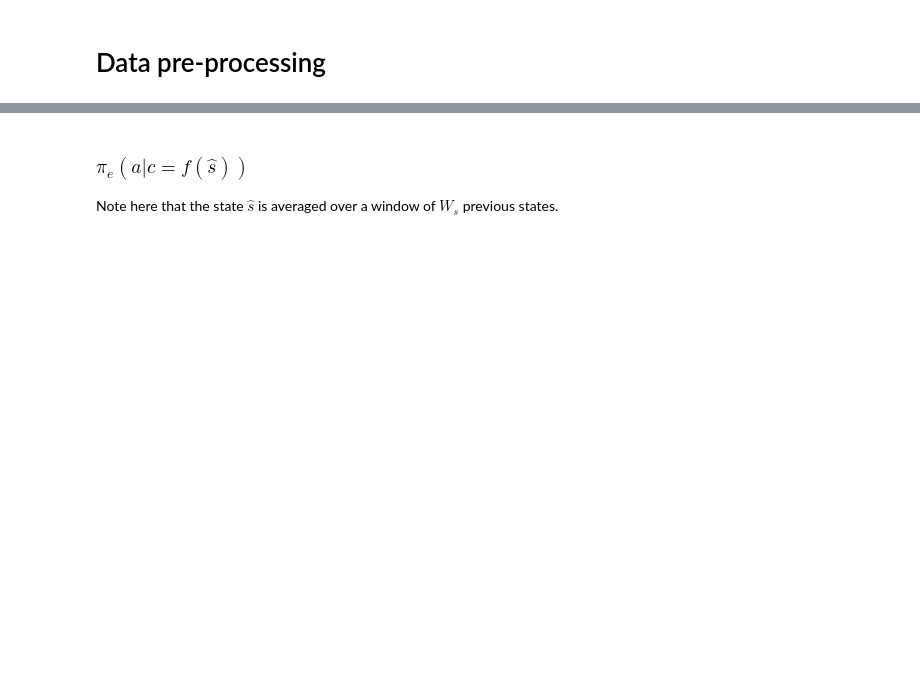
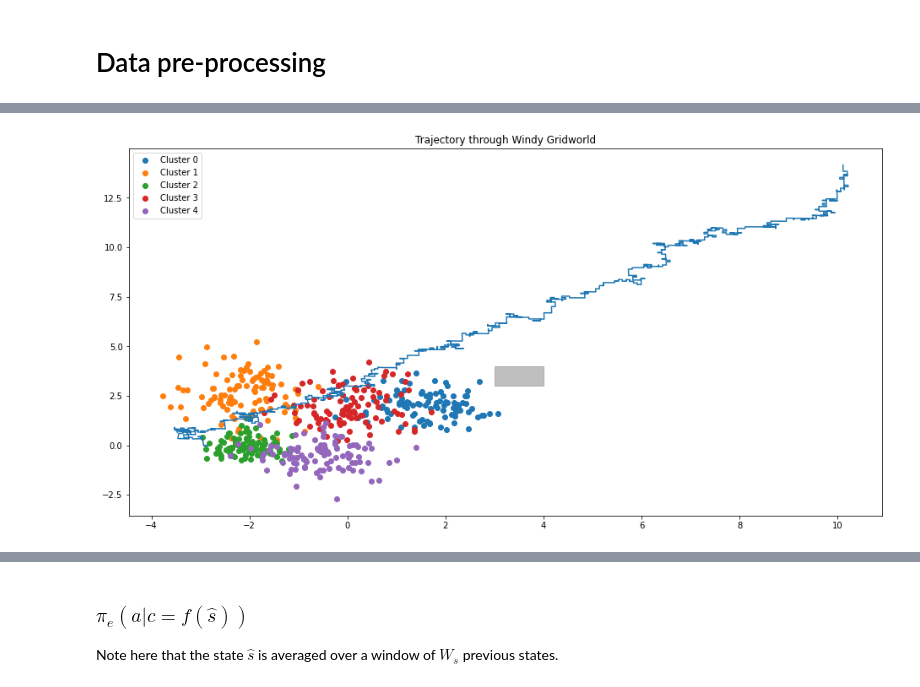
Before and after one commit to jackteversham/concepts-ope, a Jupyter notebook: learning_policies.ipynb, the cells around one changed output, grey strips where cells are left out. Drawn from its saved outputs; the diff is of its cells as text; code cells hidden in the pictures; blank space fills up the shorter version.

```diff
--- a/learning_policies.ipynb
+++ b/learning_policies.ipynb
@@ -113,0 +170,14 @@ Note here that the state is at one time step and not average over a window of $W
+# %%
+def eval_policy_a_s(s, A, trajectory=None, concept_model=None, window_states=None):
+    s = s.reshape((1,2))
+    indices = [0, 1, 2, 3] # up, down, right, left
+    p=[0.35, 0.13, 0.35, 0.17] #a new distribution of actions, different from behavioural policy
+
+    return A[np.random.choice(indices, 1, p=p)[0]], p
+# %%
+evaluation_env = WindyGridworld(len(means), "simple", None, means, None, eval_policy_a_s)
+
+history = evaluation_env.play(True, [], [], [], [], [], s = np.array([-3,0]))
+evaluation_env.plot_trajectory(history,means,clusters)
+# %% [output]
+[figure, added]
```
Also changed, not shown: parts of 24 cells of this notebook, 16 other files.
